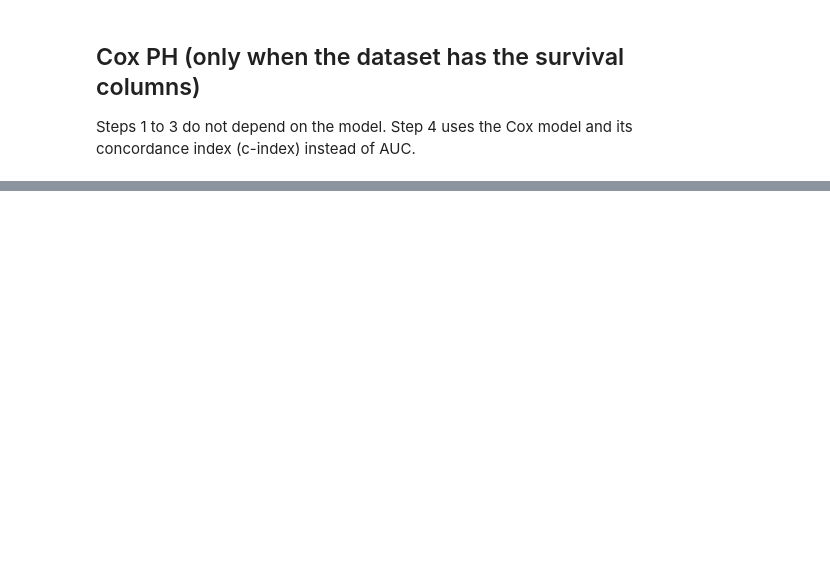
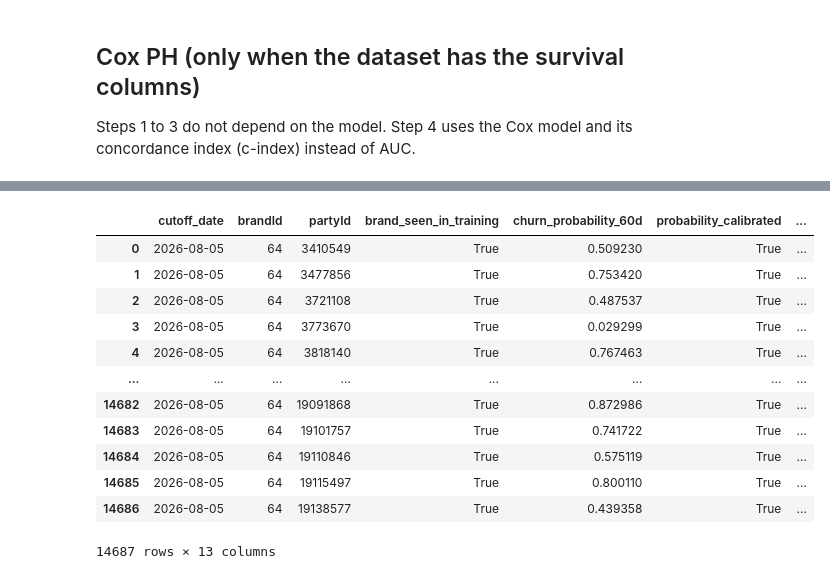
Before and after one commit to jvherrero/whizdom-churn, a Jupyter notebook: eda/04_feature_selection.ipynb, the cells around one changed output, grey strips where cells are left out. Drawn from its saved outputs; the diff is of its cells as text; code cells hidden in the pictures; blank space fills up the shorter version.

```diff
--- a/eda/04_feature_selection.ipynb
+++ b/eda/04_feature_selection.ipynb
@@ -262,3 +262,21 @@ else:
 | 27 | stake_last_7d | 0.7098 | 0.0282 | 0.00007 | 4.0 | permutation importance 0.0001, ou... | False |
 | 28 | n_deposit_last_7d | 0.7022 | 0.0071 | -0.00018 | 4.0 | permutation importance -0.0002, o... | False |
 | 29 | bonus_amount_last_7d | 0.6793 | 0.0566 | -0.00021 | 4.0 | permutation importance -0.0002, o... | False |
+# %%
+import pandas as pd
+
+pd.read_parquet("../data/03_output/player_scores_64_2026-08-05_1791275454.parquet")
+# %% [output]
+|  | cutoff_date | brandId | partyId | brand_seen_in_training | churn_probability_60d | probability_calibrated | ... |
+| 0 | 2026-08-05 | 64 | 3410549 | True | 0.509230 | True | ... |
+| 1 | 2026-08-05 | 64 | 3477856 | True | 0.753420 | True | ... |
+| 2 | 2026-08-05 | 64 | 3721108 | True | 0.487537 | True | ... |
+| 3 | 2026-08-05 | 64 | 3773670 | True | 0.029299 | True | ... |
+| 4 | 2026-08-05 | 64 | 3818140 | True | 0.767463 | True | ... |
+| ... | ... | ... | ... | ... | ... | ... | ... |
+| 14682 | 2026-08-05 | 64 | 19091868 | True | 0.872986 | True | ... |
+| 14683 | 2026-08-05 | 64 | 19101757 | True | 0.741722 | True | ... |
+| 14684 | 2026-08-05 | 64 | 19110846 | True | 0.575119 | True | ... |
+| 14685 | 2026-08-05 | 64 | 19115497 | True | 0.800110 | True | ... |
+| 14686 | 2026-08-05 | 64 | 19138577 | True | 0.439358 | True | ... |
+14687 rows × 13 columns
```
Also changed, not shown: 13 other files.
